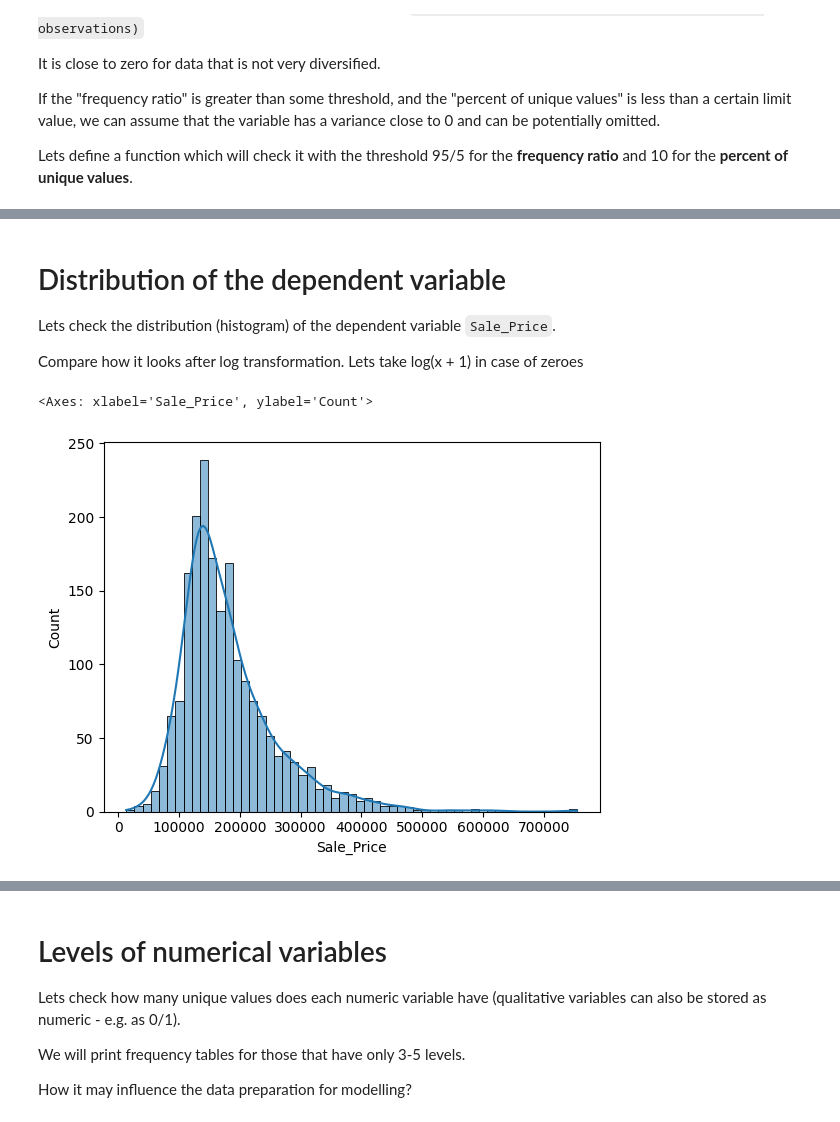
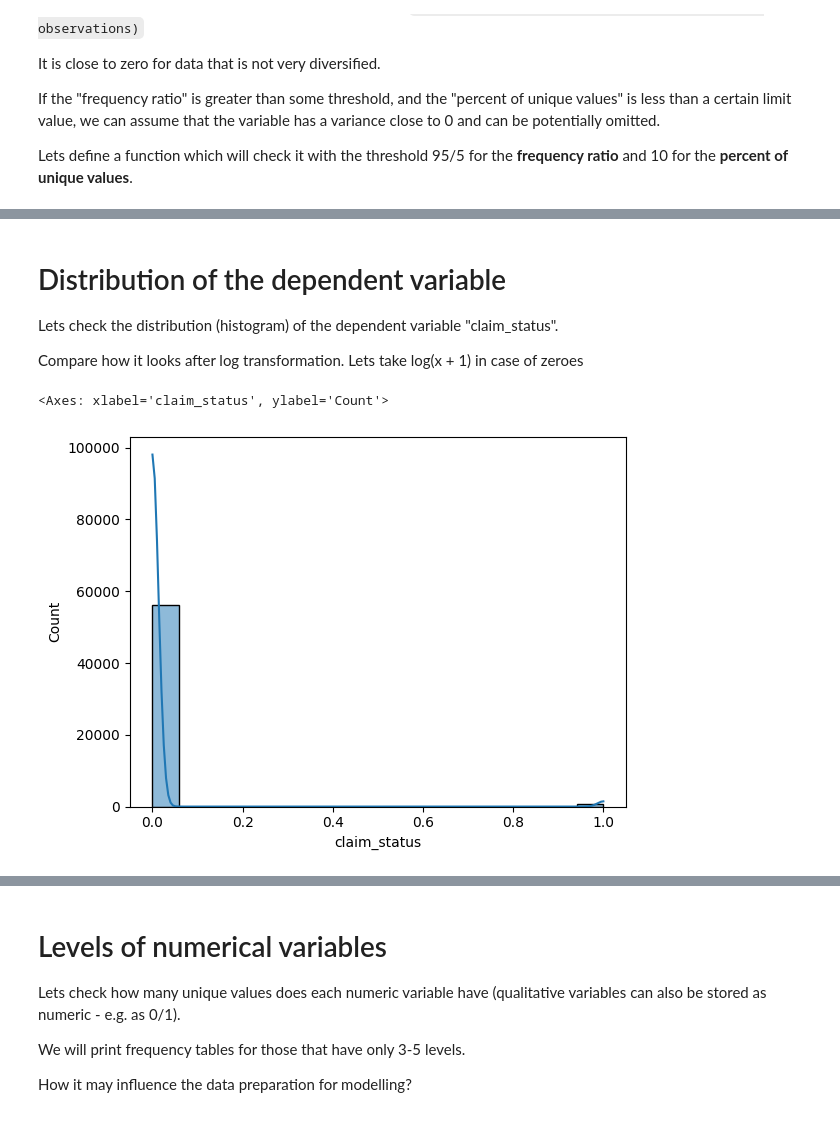
Before and after one commit to AliaksandraLabko/ML, a Jupyter notebook: ML02_data_preparation.ipynb, the cells around one changed output, grey strips where cells are left out. Saved outputs shown, nothing was run; the diff lists cells and outputs as text; code cells hidden in the pictures.

```diff
--- a/ML02_data_preparation.ipynb
+++ b/ML02_data_preparation.ipynb
@@ -190,17 +154,12 @@ Therefore we will replace all the levels which have no more than 25 observations
 
 # Based on the information about the dataset we can list all nominal variables
 
-nominal_variables = ['MS_SubClass', 'MS_Zoning', 'Street', 'Alley', 'Lot_Config',
-                     'Neighborhood', 'Condition_1', 'Condition_2', 'Bldg_Type',
-                     'House_Style', 'Roof_Style', 'Roof_Matl', 'Exterior_1st',
-                     'Exterior_2nd', 'Mas_Vnr_Type', 'Foundation', 'Misc_Feature',
-                     'Heating', 'Central_Air', 'Garage_Type', 'Misc_Feature',
-                     'Sale_Type', 'Sale_Condition', 'Land_Contour']
+nominal_variables = ['entity_a', 'location']
 
 # Loop through each nominal variable
 for var in nominal_variables:
     # Get the value counts for each category in the variable
-    value_counts = houses[var].value_counts()
+    value_counts = INS[var].value_counts()
     print("\n")
-    print(houses[var].value_counts(dropna = False))
+    print(INS[var].value_counts(dropna = False))
 # %% [output]
@@ -224,5 +183,5 @@ Name: count, dtype: int64
 # %%
-# Lets replace all the levels which have no more than 25 observations (ca. 1% of the sample size) with the label "other"
+# Lets replace all the levels which have no more than 569 observations (ca. 1% of the sample size) with the label "other"
 
 # IMPORTANT! Remember that for a nominal variable we can combine any levels together,
 # while for an ORDINAL feature ONLY neighboring levels can be combined!
@@ -230,11 +189,11 @@ Name: count, dtype: int64
 # Loop through each nominal variable
 for var in nominal_variables:
     # Get the value counts for each category in the variable
-    value_counts = houses[var].value_counts()
-    # Identify the levels with counts not higher than 25
-    levels_to_replace = value_counts[value_counts <= 25].index
+    value_counts = INS[var].value_counts()
+    # Identify the levels with counts not higher than 569
+    levels_to_replace = value_counts[value_counts <= 569].index
     # Replace these levels with "Other"
-    houses[var] = houses[var].replace(levels_to_replace, "Other")
+    INS[var] = INS[var].replace(levels_to_replace, "Other")
 # %%
 # Lets check the frequencies of nominal variables again
 for var in nominal_variables:
@@ -380,9 +333,7 @@ dtype: int64
 # %%
 # lets remove problematic variables from the dataset
 
-variables_nzv = houses_nzv[(houses_nzv['low_unique_ratio'] == 1) & (houses_nzv['high_freq_ratio'] == 1)]['variable']
+variables_nzv = INS[['reward','revenue','customer_score','channel']]
 
 print(variables_nzv)
-
-houses.drop(variables_nzv, axis = 1, inplace = True)
 # %% [output]
@@ -406,3 +354,4 @@ Name: variable, dtype: object
 # %%
-# Lets also drop Lattitude and Longitude
-houses.drop(['Latitude', 'Longitude'], axis = 1, inplace = True)
+INS.drop(variables_nzv, axis = 1, inplace = True)
+
+INS.head(10)
@@ -432,14 +370,14 @@ Name: count, dtype: int64
 # %% [markdown]
 # Distribution of the dependent variable
 
-Lets check the distribution (histogram) of the dependent variable `Sale_Price`.
+Lets check the distribution (histogram) of the dependent variable "claim_status".
 
 Compare how it looks after log transformation. Lets take log(x + 1) in case of zeroes
 # %%
 # Original distribution
-sns.histplot(houses_train["Sale_Price"], kde = True)
+sns.histplot(INS["claim_status"], kde = True)
 
 # clearly right-skewed
 # %% [output]
-<Axes: xlabel='Sale_Price', ylabel='Count'>
+<Axes: xlabel='claim_status', ylabel='Count'>
-[figure, old version]
+[figure, new version]
```
Also changed, not shown: parts of 29 cells of this notebook.
